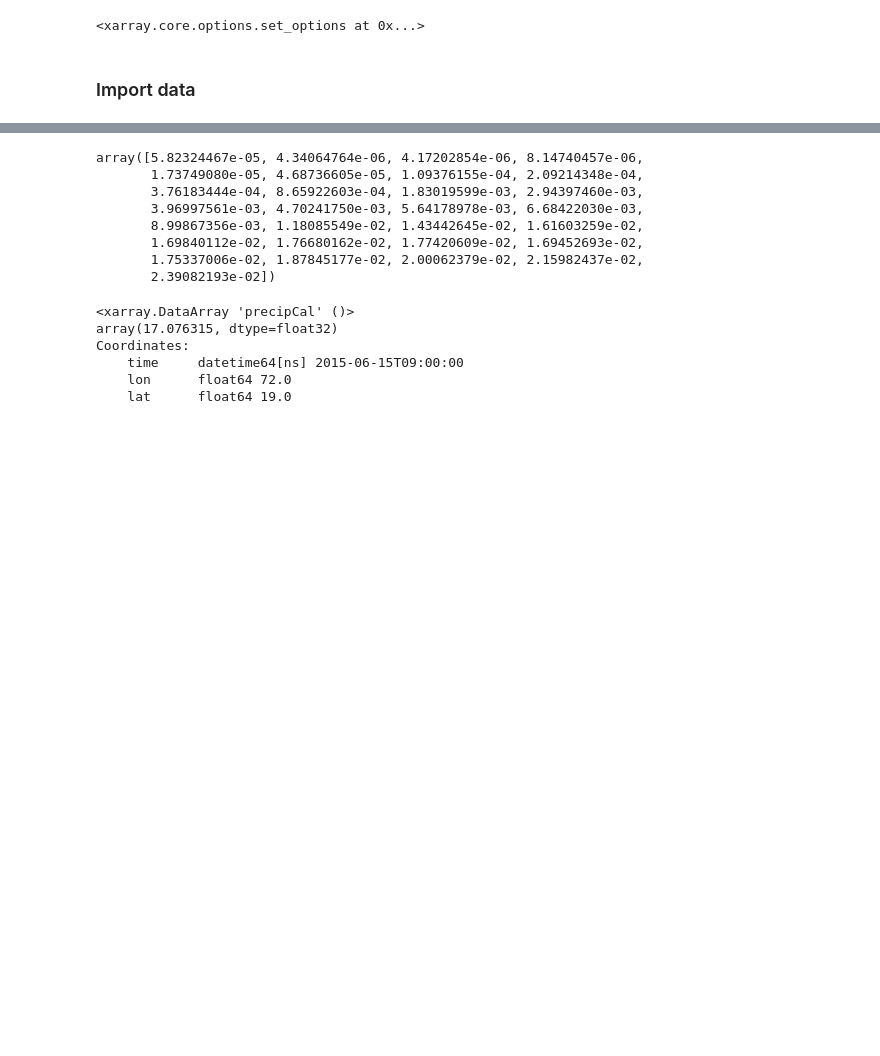
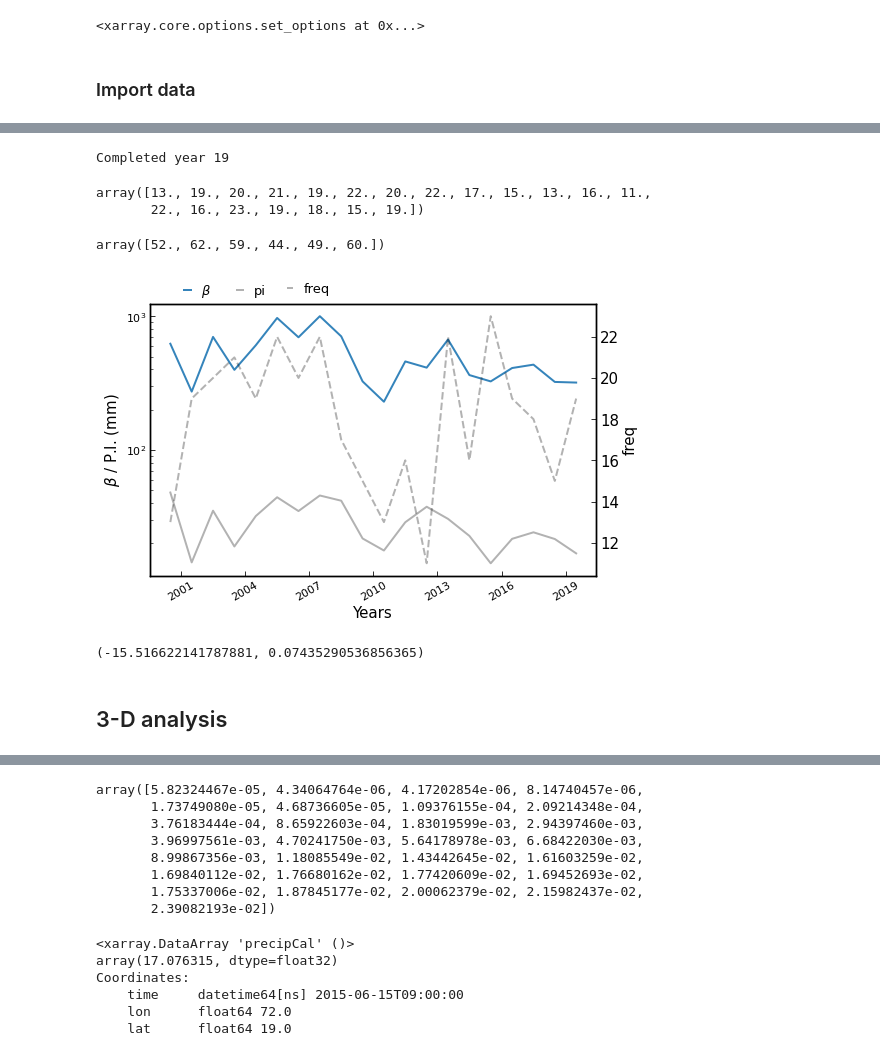
Before and after one commit to adisen99/msc_project, a Jupyter notebook: test.ipynb, the cells around one changed output, grey strips where cells are left out. Drawn from its saved outputs; the diff is of its cells as text; code cells hidden in the pictures; blank space fills up the shorter version.

```diff
--- a/test.ipynb
+++ b/test.ipynb
@@ -169,2 +103,0 @@ history :
-# %%
-era = era.transpose('time', 'level', 'latitude', 'longitude')
@@ -242,0 +326,21 @@ KeyboardInterrupt:
+# %%
+betaarr = np.empty((20))
+freqarr = np.empty((20))
+intarr = np.empty((20))
+beta_tot = 0
+freq = 0
+for i in range(0,20):
+    yr_events = list(precip_ex.groupby(precip_ex.coords['time.year']))[i][1]
+    for event in yr_events:
+        if event > precip_clim1[i]:
+            beta = (event - precip_clim3[i])
+            beta_tot = beta_tot + beta
+            freq = freq + 1
+    betaarr[i] = (beta_tot)
+    freqarr[i] = freq
+    intarr[i] = (beta_tot)/freq
+    beta_tot = 0
+    freq = 0
+    print(f"Completed year {i}", end='\r')
+# %% [output]
+Completed year 19
@@ -242,0 +354,36 @@ KeyboardInterrupt:
+# %%
+freqarr
+# %% [output]
+array([13., 19., 20., 21., 19., 22., 20., 22., 17., 15., 13., 16., 11.,
+       22., 16., 23., 19., 18., 15., 19.])
+# %%
+grouped_sum(freqarr, n = 3)
+# %% [output]
+array([52., 62., 59., 44., 49., 60.])
+# %%
+fig, ax = plt.subplots(figsize=(8,5))
+axt = ax.twinx()
+ax.semilogy(pd.date_range("2000","2020", freq='A-JUN'), betaarr, color='tab:blue', alpha = 0.9, ls = '-', lw=2.0, label=r'$\beta$')
+# ax.plot(pd.date_range("2000","2020", freq='4Y'), grouped_sum(betaarr, n = 4), color='tab:blue', alpha = 0.9, ls = '-', lw=2.0, label=r'$\beta$')
+axt.plot(pd.date_range("2000","2020", freq='A-JUN'), freqarr, color='k', alpha = 0.3, ls = '--', lw=2.0, label = 'freq')
+# axt.plot(pd.date_range("2000","2020", freq='4Y'), grouped_sum(freqarr, n = 4), color='k', alpha = 0.3, ls = '--', lw=2.0, label = 'freq')
+ax.semilogy(pd.date_range("2000","2020", freq='A-JUN'), intarr, color='k', alpha = 0.3, ls = '-', lw=2.0, label='pi')
+# ax.plot(pd.date_range("2000","2020", freq='4Y'), grouped_sum(intarr, n=4), color='k', alpha = 0.3, ls = '-', lw=2.0, label='pi')
+ax.set_ylabel(r'$\beta$ / P.I. (mm)')
+ax.set_xlabel('Years')
+axt.set_ylabel('freq')
+plt.gca().xaxis.set_major_locator(mdates.YearLocator(3))   #to get a tick every 15 minutes
+ax.tick_params(axis='x', labelrotation=30, labelsize=11)
+ax.tick_params(axis='y', labelsize=11)
+ax.legend(frameon = False, ncol=2, loc='upper left', bbox_to_anchor=[0.05, 1.12], fontsize=13)
+axt.legend(frameon = False, ncol=1, loc='upper left', bbox_to_anchor=[0.28, 1.12], fontsize=13)
+plt.savefig('./images/monsoon/beta_pi_mum.pdf', dpi=300)
+# %% [output]
+[figure, added]
+# %%
+slope, tau, p = mkres(betaarr)
+slope, p
+# %% [output]
+(-15.516622141787881, 0.07435290536856365)
+# %% [markdown]
+## 3-D analysis
```
Also changed, not shown: parts of 60 cells of this notebook, 7 other files.
